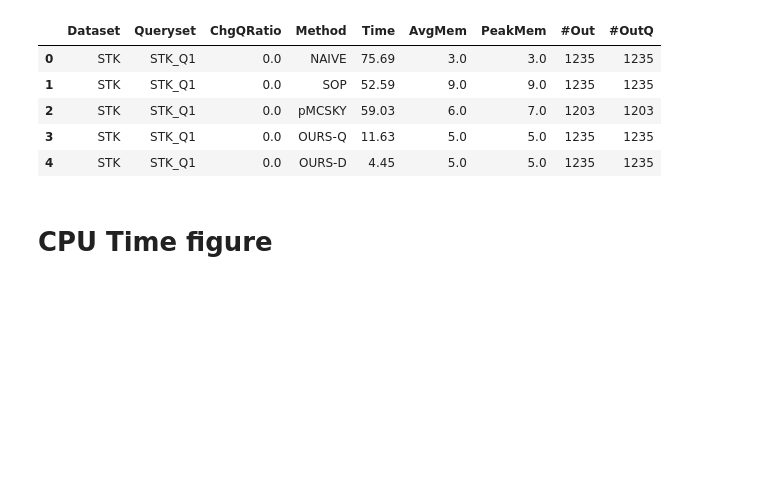
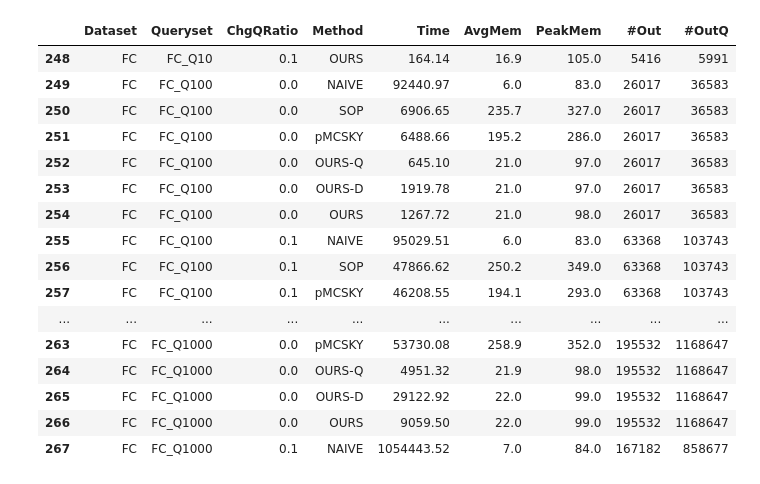
Before and after one commit to YoojuShin/SIGMOD2021LogScript, a Jupyter notebook: figure_script.ipynb, the cells around one changed output. Cells and saved outputs as stored; diff of their text form; code cells hidden in the pictures; blank space fills up the shorter version.

```diff
--- a/figure_script.ipynb
+++ b/figure_script.ipynb
@@ -58,13 +67,22 @@ def preprocessing(pathList):
     return dataframe
 # %%
 df = preprocessing(dataset)
-df.head()
+df.tail(20)
 # %% [output]
 |  | Dataset | Queryset | ChgQRatio | Method | Time | AvgMem | PeakMem | #Out | #OutQ |
-| 0 | STK | STK_Q1 | 0.0 | NAIVE | 75.69 | 3.0 | 3.0 | 1235 | 1235 |
-| 1 | STK | STK_Q1 | 0.0 | SOP | 52.59 | 9.0 | 9.0 | 1235 | 1235 |
-| 2 | STK | STK_Q1 | 0.0 | pMCSKY | 59.03 | 6.0 | 7.0 | 1203 | 1203 |
-| 3 | STK | STK_Q1 | 0.0 | OURS-Q | 11.63 | 5.0 | 5.0 | 1235 | 1235 |
-| 4 | STK | STK_Q1 | 0.0 | OURS-D | 4.45 | 5.0 | 5.0 | 1235 | 1235 |
+| 248 | FC | FC_Q10 | 0.1 | OURS | 164.14 | 16.9 | 105.0 | 5416 | 5991 |
+| 249 | FC | FC_Q100 | 0.0 | NAIVE | 92440.97 | 6.0 | 83.0 | 26017 | 36583 |
+| 250 | FC | FC_Q100 | 0.0 | SOP | 6906.65 | 235.7 | 327.0 | 26017 | 36583 |
+| 251 | FC | FC_Q100 | 0.0 | pMCSKY | 6488.66 | 195.2 | 286.0 | 26017 | 36583 |
+| 252 | FC | FC_Q100 | 0.0 | OURS-Q | 645.10 | 21.0 | 97.0 | 26017 | 36583 |
+| 253 | FC | FC_Q100 | 0.0 | OURS-D | 1919.78 | 21.0 | 97.0 | 26017 | 36583 |
+| 254 | FC | FC_Q100 | 0.0 | OURS | 1267.72 | 21.0 | 98.0 | 26017 | 36583 |
+| 255 | FC | FC_Q100 | 0.1 | NAIVE | 95029.51 | 6.0 | 83.0 | 63368 | 103743 |
+| 256 | FC | FC_Q100 | 0.1 | SOP | 47866.62 | 250.2 | 349.0 | 63368 | 103743 |
+| 257 | FC | FC_Q100 | 0.1 | pMCSKY | 46208.55 | 194.1 | 293.0 | 63368 | 103743 |
+| ... | ... | ... | ... | ... | ... | ... | ... | ... | ... |
+| 263 | FC | FC_Q1000 | 0.0 | pMCSKY | 53730.08 | 258.9 | 352.0 | 195532 | 1168647 |
+| 264 | FC | FC_Q1000 | 0.0 | OURS-Q | 4951.32 | 21.9 | 98.0 | 195532 | 1168647 |
+| 265 | FC | FC_Q1000 | 0.0 | OURS-D | 29122.92 | 22.0 | 99.0 | 195532 | 1168647 |
+| 266 | FC | FC_Q1000 | 0.0 | OURS | 9059.50 | 22.0 | 99.0 | 195532 | 1168647 |
+| 267 | FC | FC_Q1000 | 0.1 | NAIVE | 1054443.52 | 7.0 | 84.0 | 167182 | 858677 |
-# %% [markdown]
-# CPU Time figure
```
Also changed, not shown: parts of 13 cells of this notebook.
